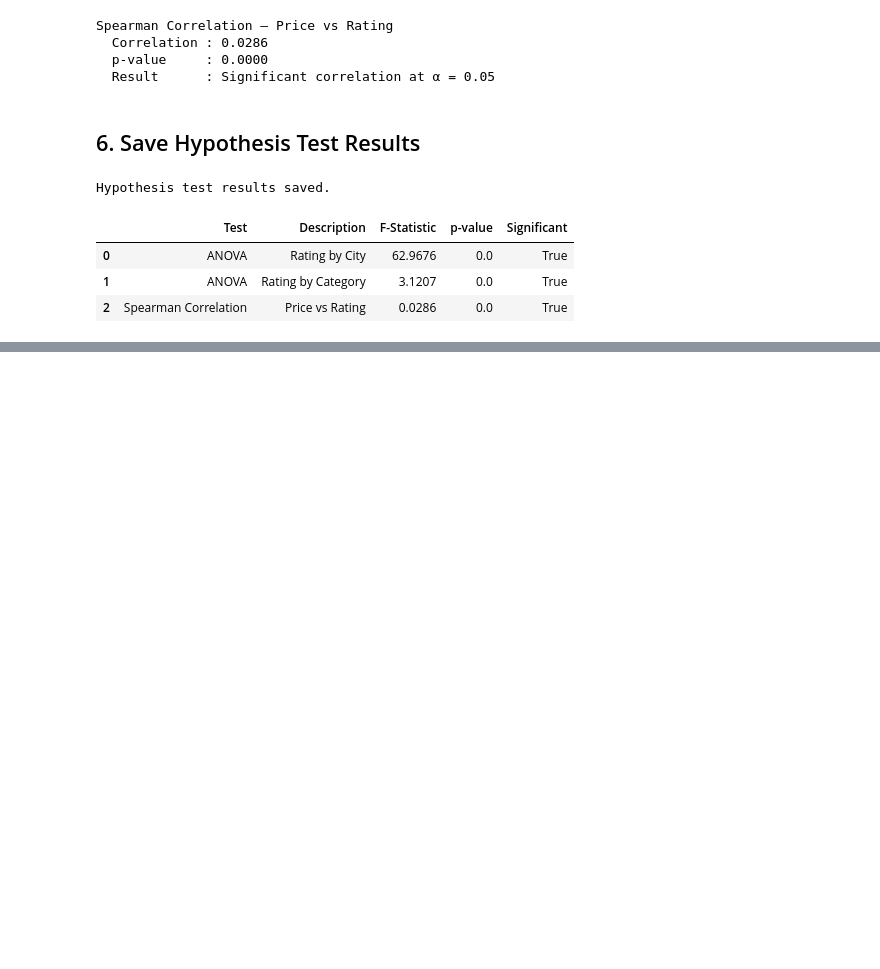
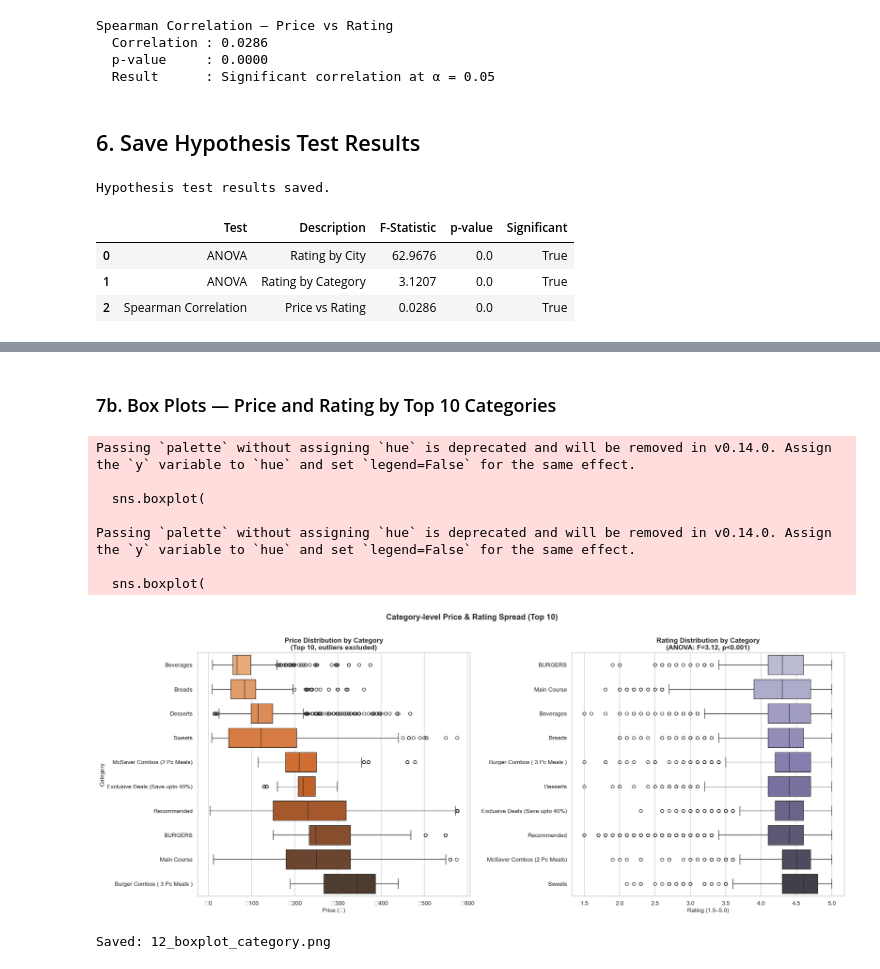
Before and after one commit to kshitij2212/Hopper_C-2_SwiggyDataAnalysis, a Jupyter notebook: notebooks/04_statistical_analysis.ipynb, the cells around one changed output, grey strips where cells are left out. Drawn from its saved outputs; the diff is of its cells as text; code cells hidden in the pictures; blank space fills up the shorter version.

```diff
--- a/notebooks/04_statistical_analysis.ipynb
+++ b/notebooks/04_statistical_analysis.ipynb
@@ -239,0 +314,56 @@ Hypothesis test results saved.
+# %% [markdown]
+### 7b. Box Plots — Price and Rating by Top 10 Categories
+# %%
+top10_cats = (
+    df['category'].value_counts().head(10).index.tolist()
+)
+df_top10 = df[df['category'].isin(top10_cats)]
+df_top10_clean = df_clean_price[df_clean_price['category'].isin(top10_cats)]
+
+cat_order_price = (
+    df_top10_clean.groupby('category')['price_inr']
+    .median()
+    .sort_values(ascending=True)
+    .index.tolist()
+)
+cat_order_rating = (
+    df_top10.groupby('category')['rating']
+    .median()
+    .sort_values(ascending=True)
+    .index.tolist()
+)
+
+fig, axes = plt.subplots(1, 2, figsize=(20, 8))
+
+sns.boxplot(
+    data=df_top10_clean, x='price_inr', y='category',
+    order=cat_order_price, palette='Oranges_d', ax=axes[0]
+)
+axes[0].set_title('Price Distribution by Category\n(Top 10, outliers excluded)', fontsize=13, fontweight='bold')
+axes[0].set_xlabel('Price (₹)', fontsize=11)
+axes[0].set_ylabel('Category', fontsize=11)
+axes[0].xaxis.set_major_formatter(mticker.FuncFormatter(lambda x, _: f'₹{int(x)}'))
+
+sns.boxplot(
+    data=df_top10, x='rating', y='category',
+    order=cat_order_rating, palette='Purples_d', ax=axes[1]
+)
+axes[1].set_title('Rating Distribution by Category\n(ANOVA: F=3.12, p<0.001)', fontsize=13, fontweight='bold')
+axes[1].set_xlabel('Rating (1.5–5.0)', fontsize=11)
+axes[1].set_ylabel('')
+
+plt.suptitle('Category-level Price & Rating Spread (Top 10)', fontsize=15, fontweight='bold', y=1.01)
+plt.tight_layout()
+plt.savefig(FIGURES_PATH / '12_boxplot_category.png', bbox_inches='tight', dpi=150)
+plt.show()
+print('Saved: 12_boxplot_category.png')
+# %% [output]
+Passing `palette` without assigning `hue` is deprecated and will be removed in v0.14.0. Assign the `y` variable to `hue` and set `legend=False` for the same effect.
+
+  sns.boxplot(
+
+Passing `palette` without assigning `hue` is deprecated and will be removed in v0.14.0. Assign the `y` variable to `hue` and set `legend=False` for the same effect.
+
+  sns.boxplot(
+[figure, added]
+Saved: 12_boxplot_category.png
```
Also changed, not shown: parts of 11 cells of this notebook, 6 other files.
